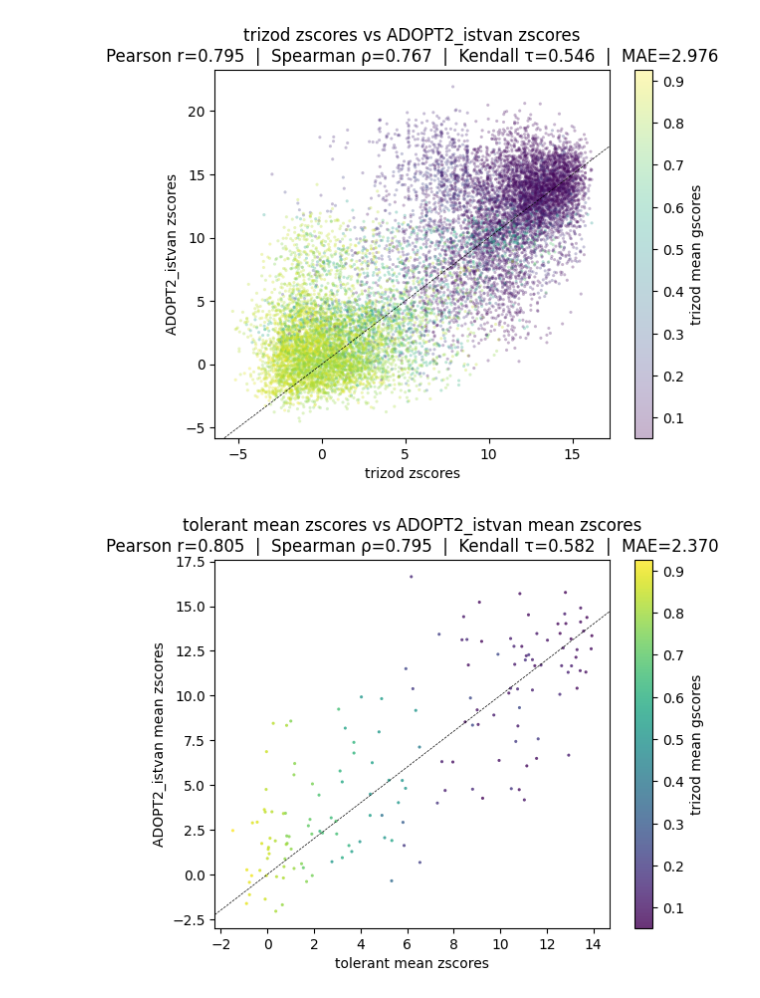
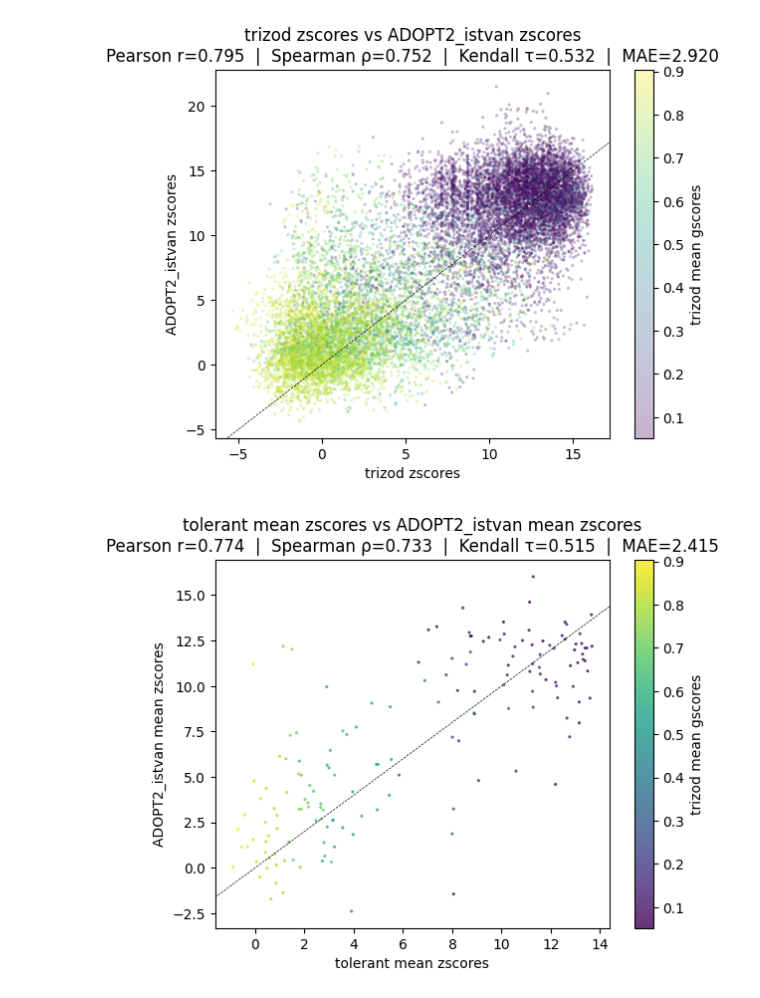
Before and after one commit to PeptoneLtd/ADOPT2g, a Jupyter notebook: notebooks/plots_test.ipynb, the cells around one changed output. Drawn from its saved outputs; the diff is of its cells as text; code cells hidden in the pictures.

```diff
--- a/notebooks/plots_test.ipynb
+++ b/notebooks/plots_test.ipynb
@@ -18,7 +18,7 @@ trizod_df = pd.read_csv(
 # df_train = trizod_df[~trizod_df["is_test"]]
 df_test = trizod_df[trizod_df["is_test"]]
 # %%
-filename = "test7.csv"
+filename = "test.csv"
 
 if not os.path.exists(filename):
     fasta_filename = "test.fasta"
@@ -509,22 +522,24 @@ plot_correlations(
 # %%
 df_istvan_adopt2 = pd.read_csv(
-    "test-adopt2_istvan.csv", index_col="label", converters={"zscores": lambda x: np.array(json.loads(x), dtype=float)}
+    "test-adopt2_istvan.csv",
+    index_col="label",
+    converters={"zscores": lambda x: np.array(json.loads(x), dtype=float)},
 )
 plot_correlations(
     [all_test_zscores, np.concatenate(df_istvan_adopt2["zscores"].values), all_mean_trizod_gscores],
     ["trizod zscores", "ADOPT2_istvan zscores", "trizod mean gscores"],
 )
 plot_correlations(
     [
         test_mean_zscores,
         np.array([np.nanmean(df_istvan_adopt2.loc[i, "zscores"]) for i in df_test.index]),
         df_test["mean_gscore"],
     ],
     ["tolerant mean zscores", "ADOPT2_istvan mean zscores", "trizod mean gscores"],
 )
 # %% [output]
-[figure, old version]
+[figure, new version]
-[figure, old version]
+[figure, new version]
 # %%
 if not os.path.exists("test-adopt1.csv"):
     import requests
```
Also changed, not shown: parts of 8 cells of this notebook, 1 other file.
